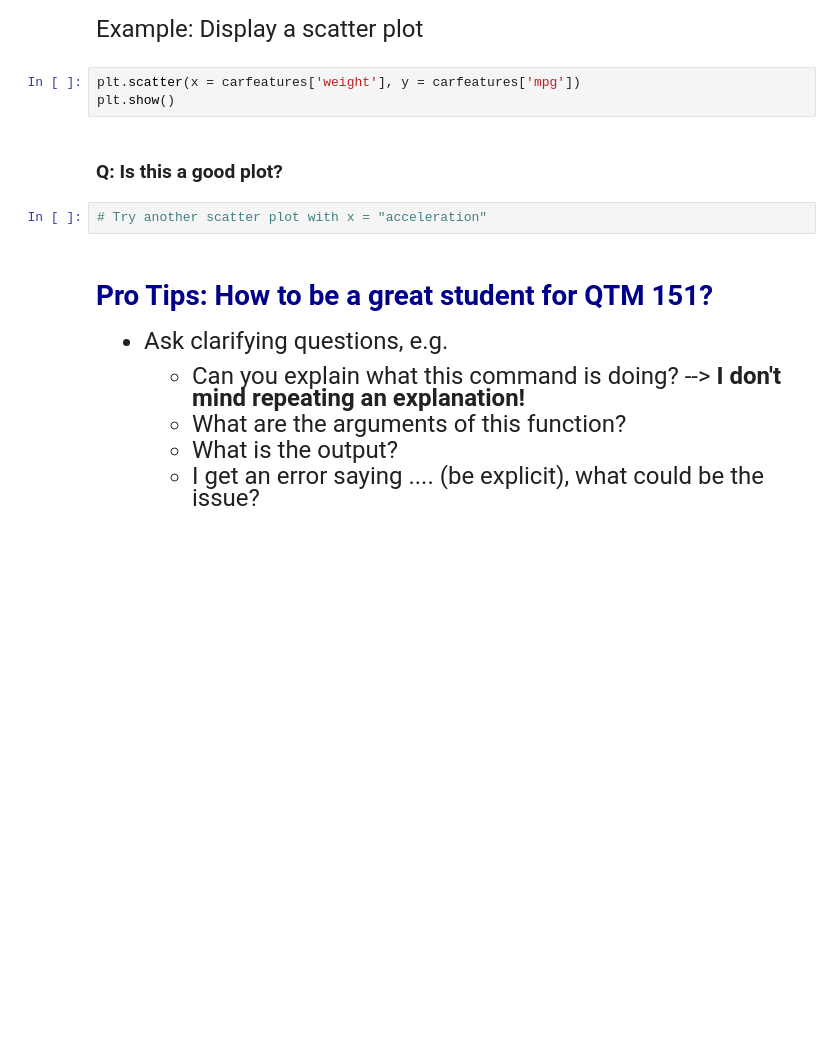
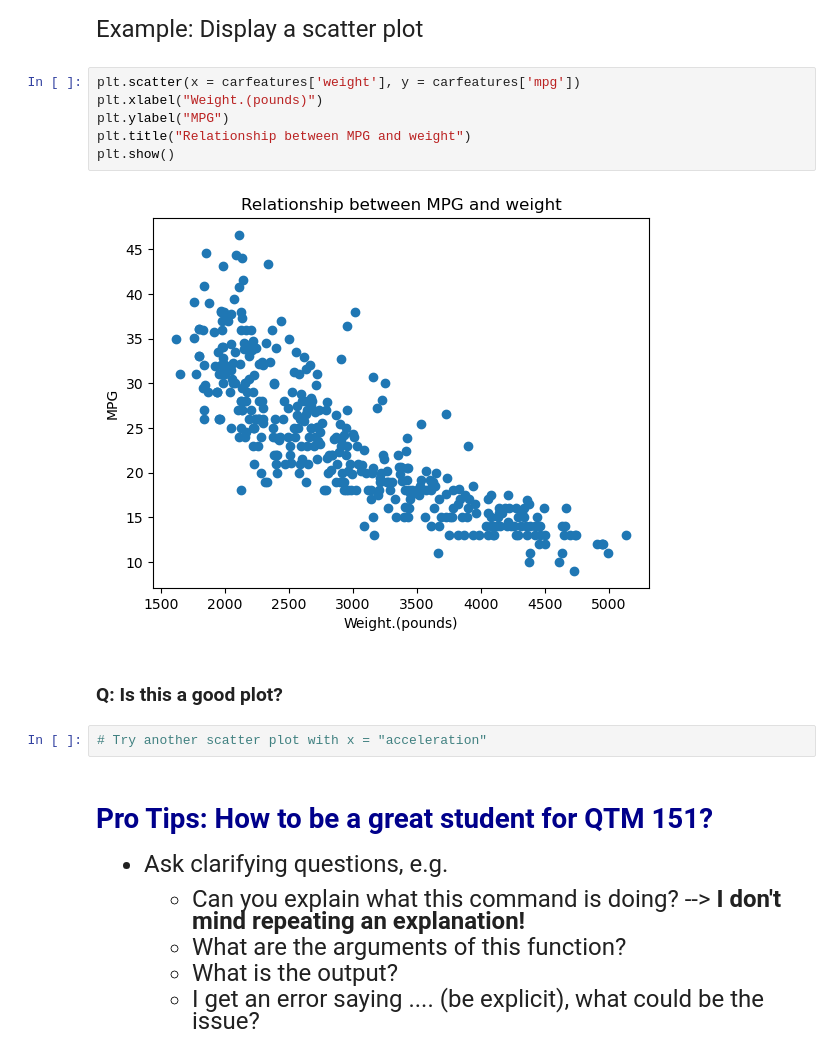
Before and after one commit to ericou2025/qtm151fall2025, a Jupyter notebook: Lecture_01_Github and Jupyter Notebooks/Lecture1 copy.ipynb, the cells around one changed output. Drawn from its saved outputs; the diff is of its cells as text; blank space fills up the shorter version.

```diff
--- a/Lecture_01_Github and Jupyter Notebooks/Lecture1 copy.ipynb
+++ b/Lecture_01_Github and Jupyter Notebooks/Lecture1 copy.ipynb
@@ -212,7 +297,12 @@ carfeatures.describe()
 Example: Display a scatter plot
 # %%
 plt.scatter(x = carfeatures['weight'], y = carfeatures['mpg'])
+plt.xlabel("Weight.(pounds)")
+plt.ylabel("MPG")
+plt.title("Relationship between MPG and weight")
 plt.show()
+# %% [output]
+[figure, added]
 # %% [markdown]
 ### Q: Is this a good plot?
 # %%
```
Also changed, not shown: parts of 10 cells of this notebook, 4 other files.
